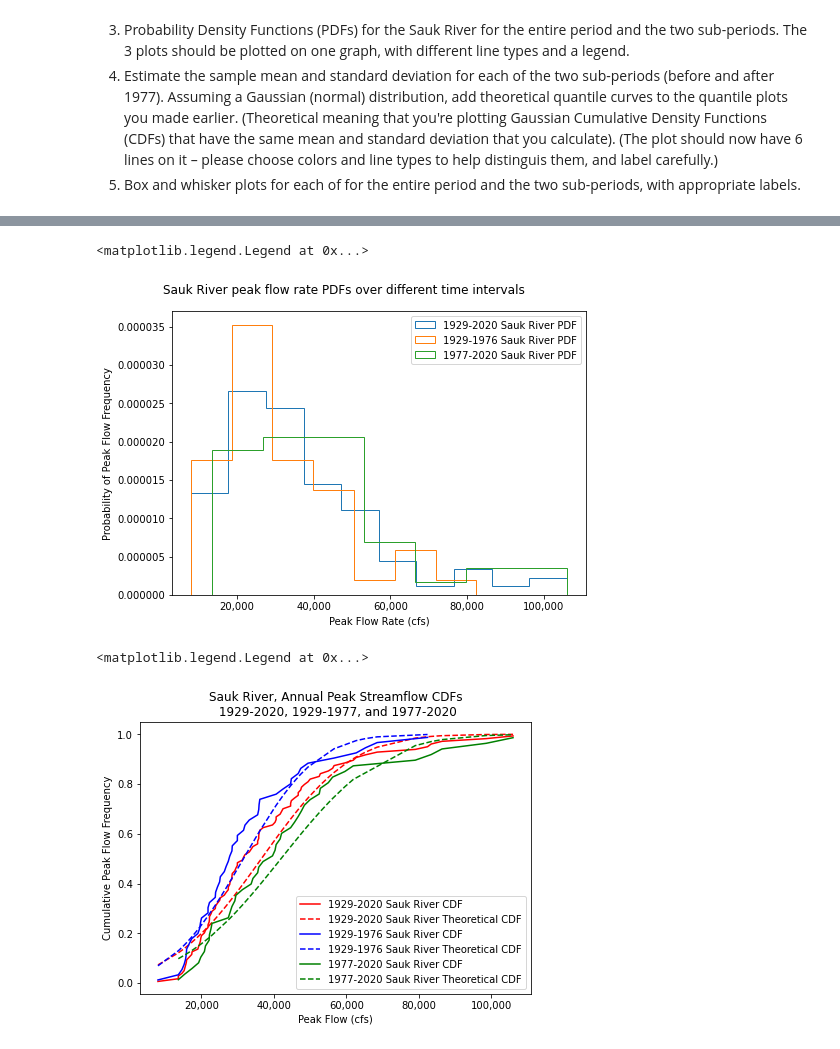
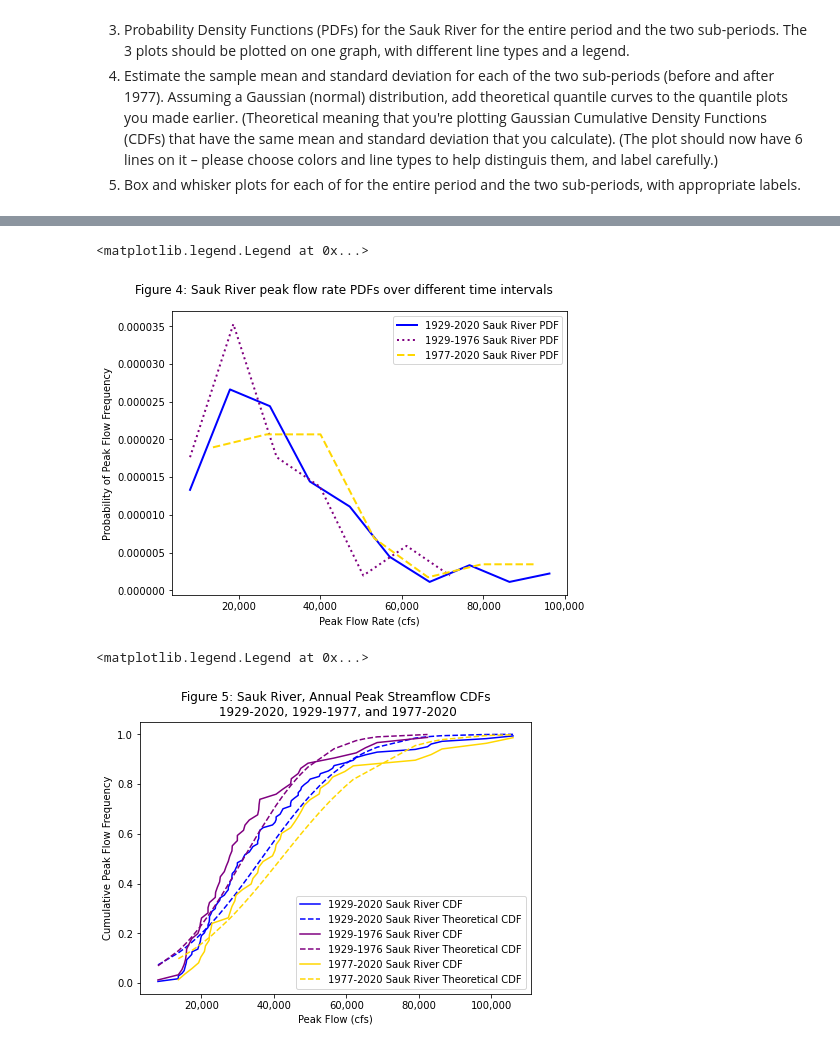
Before and after one commit to dlhogan97/CEWA565, a Jupyter notebook: Week-1/HW-1/HW-1-dlhogan.ipynb, the cells around one changed output, grey strips where cells are left out. Cells and saved outputs as stored; diff of their text form; code cells hidden in the pictures.

```diff
--- a/Week-1/HW-1/HW-1-dlhogan.ipynb
+++ b/Week-1/HW-1/HW-1-dlhogan.ipynb
@@ -77,15 +78,18 @@ sauk_river_peaks = {'1929-2020':sauk_peaks,
 # B.1. Plot histograms
 # set up subplots
 fig, axs = plt.subplots(1,3, figsize=(10,5), tight_layout=True)
-fig.suptitle('Sauk River peak flow rate occurances over different time intervals')
+fig.suptitle('Figure 2: Sauk River peak flow rate occurances over different time intervals')
 colour = ['b','purple','gold']
 # specify number of bins for histogram
 nbins = 10
 # for loop used to plot histograms for each time series of Sauk River peak data
 for i,(dates,df) in enumerate(sauk_river_peaks.items()):
     axs[i].hist(df['peak_va'], nbins, fc=colour[i], ec='black')
+    # Plot specifications
     axs[i].set_xlabel('Peak Flow Rate (cfs) for {}'.format(dates))
     axs[i].set_ylabel('Number of Peak Flow Occurances')
-    axs[i].set_xticklabels(axs[i].get_xticks(), rotation = 45) # reference 1
-    axs[i].get_xaxis().set_major_formatter(mticker.FuncFormatter(lambda x, p: format(int(x), ','))) # reference 2
+    axs[i].set_ylim(0,25)
+    axs[i].set_xlim(0,115000)
+    axs[i].set_xticklabels(axs[i].get_xticks(), rotation = 45)
+    axs[i].get_xaxis().set_major_formatter(mticker.FuncFormatter(lambda x, p: format(int(x), ','))) # reference 1
 # %% [output]
@@ -110,13 +114,18 @@ def cunnane_quantile(df, column_name):
 # %%
 # B.2. Plot CDFs
 fig, ax1 = plt.subplots(1, 1, figsize=(7, 5))
+colour = ['b','purple','gold']
 for i,(dates,df) in enumerate(sauk_river_peaks.items()):
-    sauk_quant = cunnane_quantile(df,'peak_va')
-    ax1.plot(sauk_quant['peak_va'],sauk_quant['cunnane_plotting_position'], label='{} Sauk River CDF'.format(dates))
+    sauk_quant = cunnane_quantile(df,'peak_va') # calculate quantiles and add to df
+    ax1.plot(sauk_quant['peak_va'],
+             sauk_quant['cunnane_plotting_position'],
+             c=colour[i],
+             label='{} Sauk River CDF'.format(dates))
+# Plot specifications
 ax1.set_xlabel('Peak Flow (cfs)')
 ax1.set_ylabel('Cumulative Peak Flow Frequency')
-ax1.get_xaxis().set_major_formatter(mticker.FuncFormatter(lambda x, p: format(int(x), ','))) # reference 2
-ax1.set_title('Sauk River, Annual Peak Streamflow CDFs\n 1929-2020, 1929-1977, and 1977-2020')
+ax1.get_xaxis().set_major_formatter(mticker.FuncFormatter(lambda x, p: format(int(x), ','))) # reference 1
+ax1.set_title('Figure 3: Sauk River Annual Peak Flow CDFs\n 1929-2020, 1929-1977, and 1977-2020')
 ax1.legend()
 # %% [output]
 <matplotlib.legend.Legend at 0x...>
@@ -124,17 +133,27 @@ ax1.legend()
 # %%
 # B.3. Plot PDFs
 # set up subplots
 fig, ax2 = plt.subplots(1,1, figsize=(7,5), tight_layout=True)
-fig.suptitle('Sauk River peak flow rate PDFs over different time intervals')
-colour = ['red','blue','green']
+fig.suptitle('Figure 4: Sauk River peak flow rate PDFs over different time intervals')
+colour = ['b','purple','gold']
+style = ['solid','dotted','dashed']
 # for loop used to plot histograms for each time series of Sauk River peak data
 for i,(dates,df) in enumerate(sauk_river_peaks.items()):
-    ax2.hist(df['peak_va'], bins='sqrt', fc=colour[i], density=True, histtype='step', label='{} Sauk River PDF'.format(dates))
-ax2.ticklabel_format(style='plain') # reference 4
+    # Compute a histogram, specifying density=True to get normalized values (integral=1)
+    # Reference 3
+    counts, bin_edges = np.histogram(df['peak_va'], bins='sqrt', density=True)# using density=True to normalize, and the square root method to determine number of bins
+    ax2.plot(bin_edges[:-1],
+             counts,
+             color=colour[i],
+             ls=style[i],
+             lw=2,
+             label='{} Sauk River PDF'.format(dates))
+# Plot specifications
+ax2.ticklabel_format(style='plain')
 ax2.set_xlabel('Peak Flow Rate (cfs)')
 ax2.set_ylabel('Probability of Peak Flow Frequency')
-ax2.get_xaxis().set_major_formatter(mticker.FuncFormatter(lambda x, p: format(int(x), ','))) # reference 2
+ax2.get_xaxis().set_major_formatter(mticker.FuncFormatter(lambda x, p: format(int(x), ','))) # Reference 2
 ax2.legend()
 # %% [output]
 <matplotlib.legend.Legend at 0x...>
-[figure, old version]
+[figure, new version]
@@ -158,24 +160,30 @@ theoretical_all_cdf = stats.norm.cdf(list(sauk_b['peak_va'].values.astype('float
 # %%
+# B.4. Plot CDFs and theoretical CDFs
 fig, ax3 = plt.subplots(1, 1, figsize=(7, 5))
-colour = ['red','blue','green']
+colour = ['b','purple','gold']
 for i,(dates,df) in enumerate(sauk_river_peaks.items()):
     sauk_quant = cunnane_quantile(df,'peak_va')
+    # Create theoretical normal CDF based on our sample values before 1975
+    # needed to add astype float because default is object
+    # Reference 3
     theoretical_cdf = stats.norm.cdf(sauk_quant['peak_va'].values.astype('float64'),
                                  sauk_quant['peak_va'].mean(),
                                  sauk_quant['peak_va'].std(ddof=1))
+    # plot CDFs
     ax3.plot(sauk_quant['peak_va'], sauk_quant['cunnane_plotting_position'],
              c = colour[i],
             label='{} Sauk River CDF'.format(dates))
+    # plot theoretical CDFs with dashed line
     ax3.plot(sauk_quant['peak_va'],theoretical_cdf,
              c = colour[i],
             linestyle = '--',
             label='{} Sauk River Theoretical CDF'.format(dates))
-
+# Plot specifications
 ax3.set_xlabel('Peak Flow (cfs)')
 ax3.set_ylabel('Cumulative Peak Flow Frequency')
 ax3.get_xaxis().set_major_formatter(mticker.FuncFormatter(lambda x, p: format(int(x), ','))) # reference 2
-ax3.set_title('Sauk River, Annual Peak Streamflow CDFs\n 1929-2020, 1929-1977, and 1977-2020')
+ax3.set_title('Figure 5: Sauk River, Annual Peak Streamflow CDFs\n 1929-2020, 1929-1977, and 1977-2020')
 ax3.legend()
 # %% [output]
 <matplotlib.legend.Legend at 0x...>
-[figure, old version]
+[figure, new version]
```
Also changed, not shown: parts of 10 cells of this notebook, 11 other files.
